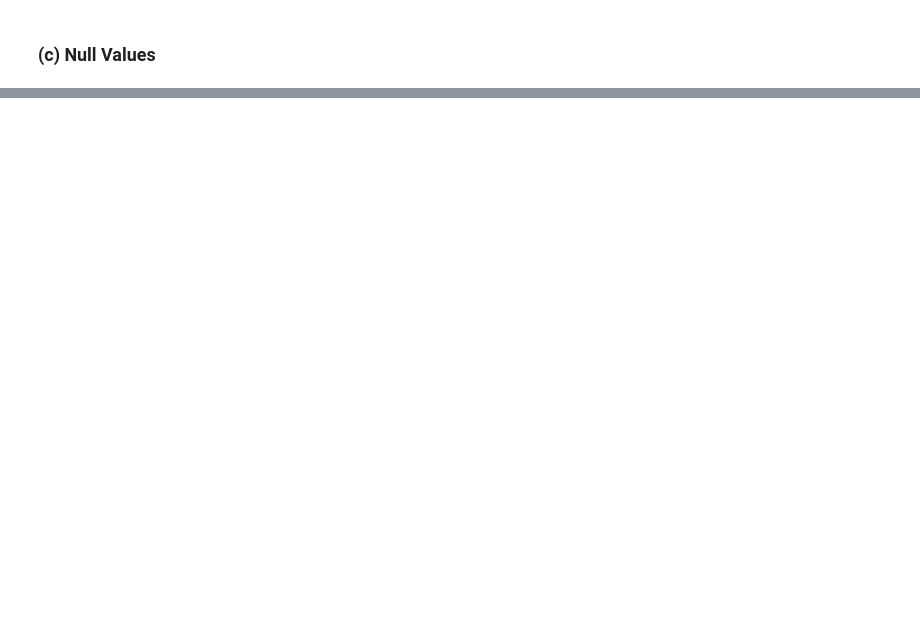
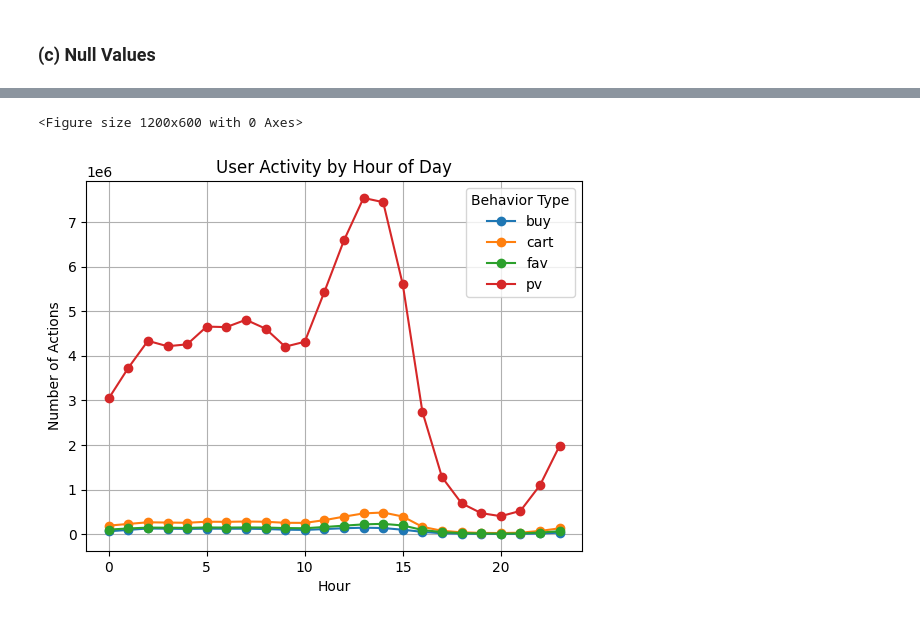
Before and after one commit to zhengqian89/ecomm_purchase_propensity, a Jupyter notebook: notebooks/01_data_exploration.ipynb, the cells around one changed output, grey strips where cells are left out. Saved outputs shown, nothing was run; the diff lists cells and outputs as text; code cells hidden in the pictures; blank space fills up the shorter version.

```diff
--- a/notebooks/01_data_exploration.ipynb
+++ b/notebooks/01_data_exploration.ipynb
@@ -84,0 +144,14 @@ shape: (9, 10)
+# %%
+# Plot activity by hourv
+plt.figure(figsize=(12, 6))
+hourly_activity = df.groupby(['hour', 'behavior_type']).size().unstack()
+hourly_activity.plot(kind='line', marker='o')
+plt.title('User Activity by Hour of Day')
+plt.xlabel('Hour')
+plt.ylabel('Number of Actions')
+plt.legend(title='Behavior Type')
+plt.grid(True)
+plt.show()
+# %% [output]
+<Figure size 1200x600 with 0 Axes>
+[figure, added]
```
Also changed, not shown: parts of 29 cells of this notebook.
